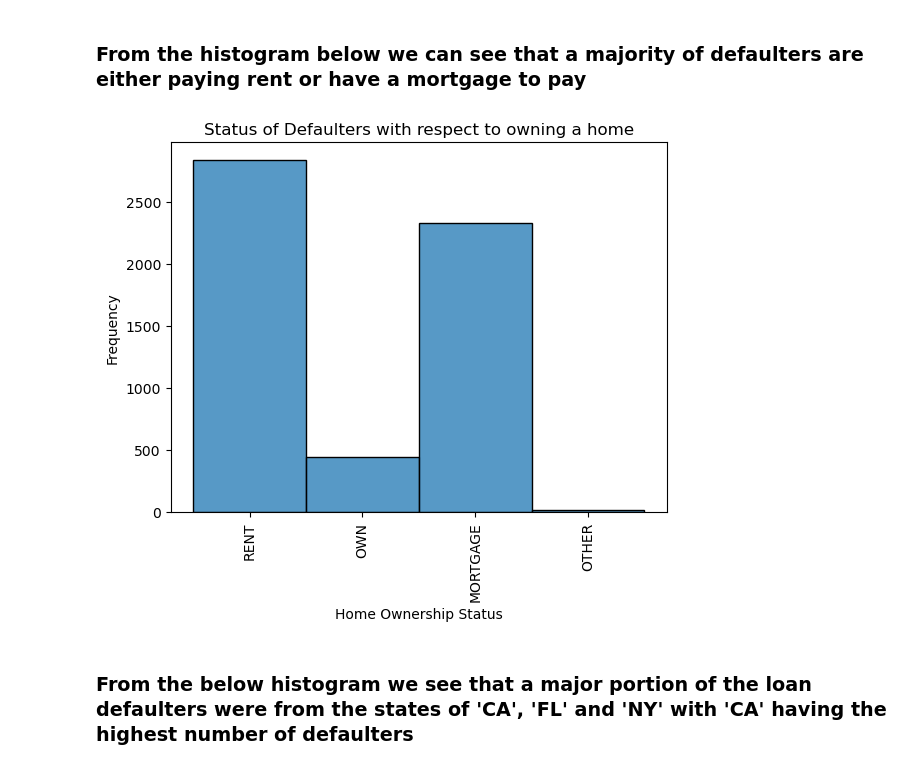
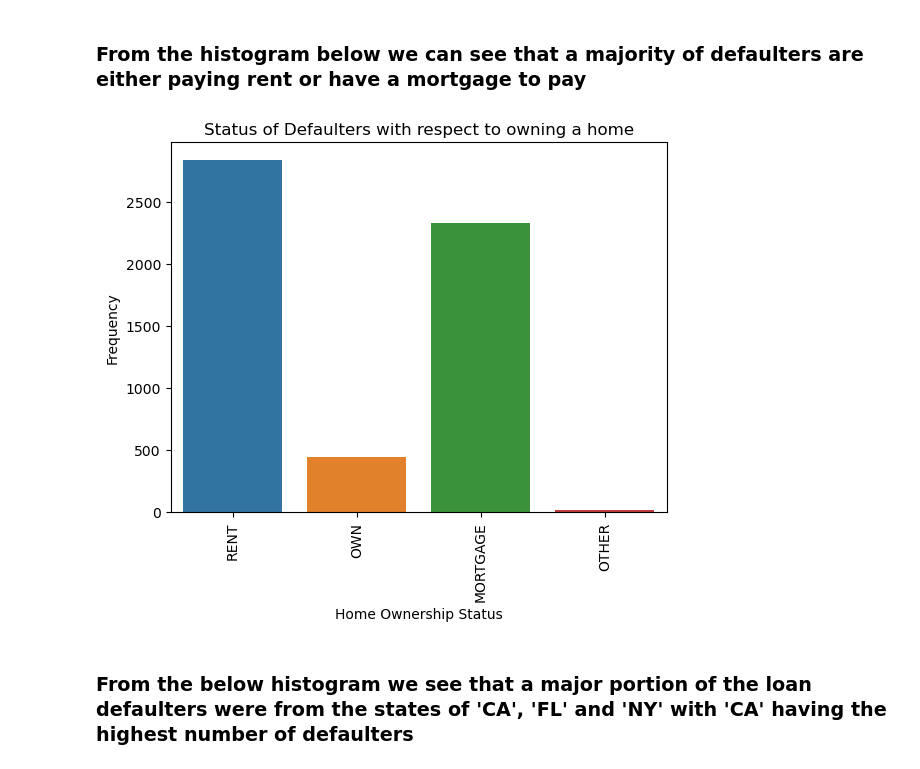
Before and after one commit to PLSV/Lending_Club_Case_Study, a Jupyter notebook: Pavan_Vasan.ipynb, the cells around one changed output. Saved outputs shown, nothing was run; the diff lists cells and outputs as text; code cells hidden in the pictures.

```diff
--- a/Pavan_Vasan.ipynb
+++ b/Pavan_Vasan.ipynb
@@ -279,15 +279,15 @@ plt.show()
 # %% [markdown]
 ### From the histogram below we can see that a majority of defaulters are either paying rent or have a mortgage to pay
 # %%
-sns.histplot(defaulters['home_ownership'], kde=False)
+sns.countplot(x=defaulters['home_ownership'])
 plt.xlabel('Home Ownership Status')
 plt.ylabel('Frequency')
 plt.title('Status of Defaulters with respect to owning a home')
 plt.xticks(rotation=90)
 
 plt.show()
 # %% [output]
-[figure, old version]
+[figure, new version]
 # %% [markdown]
 ### From the below histogram we see that a major portion of the loan defaulters were from the states of 'CA', 'FL' and 'NY' with 'CA' having the highest number of defaulters
 # %%
```
Also changed, not shown: parts of 10 cells of this notebook.
